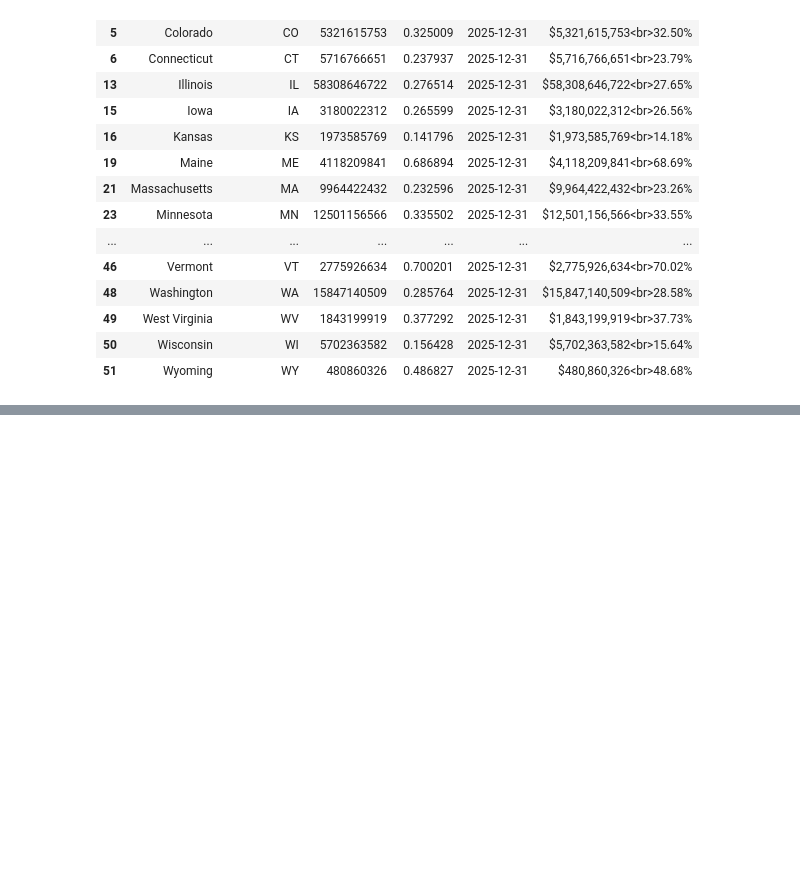
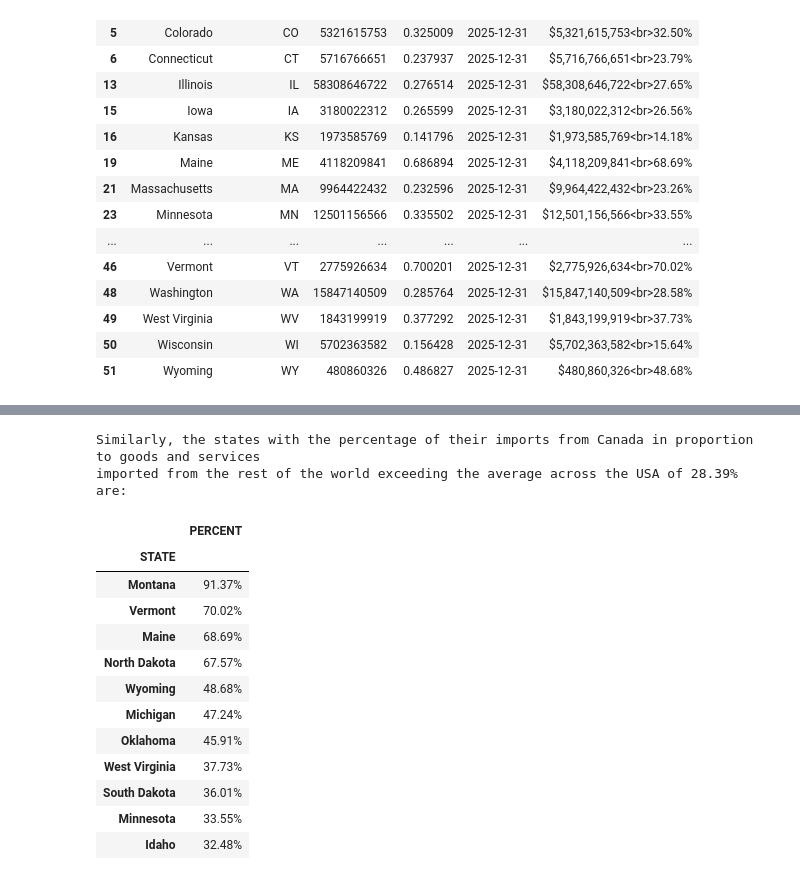
Before and after one commit to cesinco/trade-partners-by-state, a Jupyter notebook: get_top_export_countries_by_state.ipynb, the cells around one changed output, grey strips where cells are left out. Drawn from its saved outputs; the diff is of its cells as text; code cells hidden in the pictures; blank space fills up the shorter version.

```diff
--- a/get_top_export_countries_by_state.ipynb
+++ b/get_top_export_countries_by_state.ipynb
@@ -139,8 +148,9 @@ for state_name, state_abbr in dic_states.items():
     }
 ]
 # %%
-# Set up our dictionary for export countries by state
+# Set up our dictionaries for import countries by state
 state_imports = {}
+state_imports_canada = {} #Specifically to report on Canada imports
 
 for state_name, state_abbr in dic_states.items():
     state_url = census_imports_url.replace("[STATE]", state_abbr)
@@ -151,16 +161,31 @@ for state_name, state_abbr in dic_states.items():
         , names = ["STATE_ABBR", "COUNTRY_CODE", "COUNTRY_NAME", "VALUE", "PERIOD"]
         , converters = {0: lambda x: x.replace('"', '').replace("[", ""), 4: lambda x: pd.to_datetime(x, format='%Y-%m') + pd.offsets.MonthEnd(0)}
     )
+    # Extract the world-wide total to calculate percent of trade by country
     df_total = df_state[df_state["COUNTRY_CODE"] == "-"]
+    # Filter only for countries, not regional or other totals
     df_state = df_state[df_state["COUNTRY_CODE"].str.contains(r"^[1-9][0-9]+$")]
-    df_state.sort_values("VALUE", ascending=False, inplace=True)
+    # Create a new column showin gpercentage of trade for each country as a proportion of the total world trade for this state
     df_state["PERCENT"] = df_state["VALUE"] / df_total["VALUE"].iloc[0]
-    df_state = df_state.reset_index(drop=True).head(1) # Highest valued import country for this state
+    # Sort by trade value in percentage
+    df_state.sort_values("PERCENT", ascending=False, inplace=True)
+
+    # After sorting, make a copy containing only Canada imports
+    df_state_canada = df_state.copy()
+    df_state_canada = df_state_canada[df_state_canada["COUNTRY_CODE"] == "1220"]
+    # Keep only the row for Canada
+    df_state_canada = df_state_canada.reset_index(drop=True).head(1)
+
+    # Highest valued import country for this state
+    df_state = df_state.reset_index(drop=True).head(1)
     # Print just one of the states' export data
+
     if state_abbr == "FL":
         console.print_json(data=df_state.to_dict(orient="records"), ensure_ascii=True, default=str, highlight=True, indent=4)
     # Add the highest valued import country for this state to the state_imports dictionary
     state_imports[state_name] = df_state.iloc[0].to_dict()
+
+    state_imports_canada[state_name] = df_state_canada.iloc[0].to_dict()
 # %% [output]
 [
     {
@@ -461,0 +526,29 @@ fig.write_image("images/import_countries_by_state.png")
+# %%
+df_imports_canada = df_imports[df_exports["COUNTRY_NAME"] == "CANADA"].sort_values("PERCENT", ascending=False)[["STATE", "PERCENT"]]
+avg_canada_imports = df_imports["PERCENT"].mean()
+df_imports_canada = df_imports_canada[df_imports_canada["PERCENT"] > avg_canada_imports]
+df_imports_canada["PERCENT"] = df_imports_canada.apply(lambda row: "{:.2%}".format(row["PERCENT"]), axis=1)
+
+str_import_canada = f"""
+Similarly, the states with the percentage of their imports from Canada in proportion to goods and services
+imported from the rest of the world exceeding the average across the USA of {avg_canada_imports:.2%} are:
+"""
+
+print(str_import_canada)
+df_imports_canada.set_index("STATE")
+# %% [output]
+Similarly, the states with the percentage of their imports from Canada in proportion to goods and services
+imported from the rest of the world exceeding the average across the USA of 28.39% are:
+|  | PERCENT |
+| STATE |  |
+| Montana | 91.37% |
+| Vermont | 70.02% |
+| Maine | 68.69% |
+| North Dakota | 67.57% |
+| Wyoming | 48.68% |
+| Michigan | 47.24% |
+| Oklahoma | 45.91% |
+| West Virginia | 37.73% |
+| South Dakota | 36.01% |
+| Minnesota | 33.55% |
+| Idaho | 32.48% |
```
Also changed, not shown: parts of 6 cells of this notebook, 6 other files.
